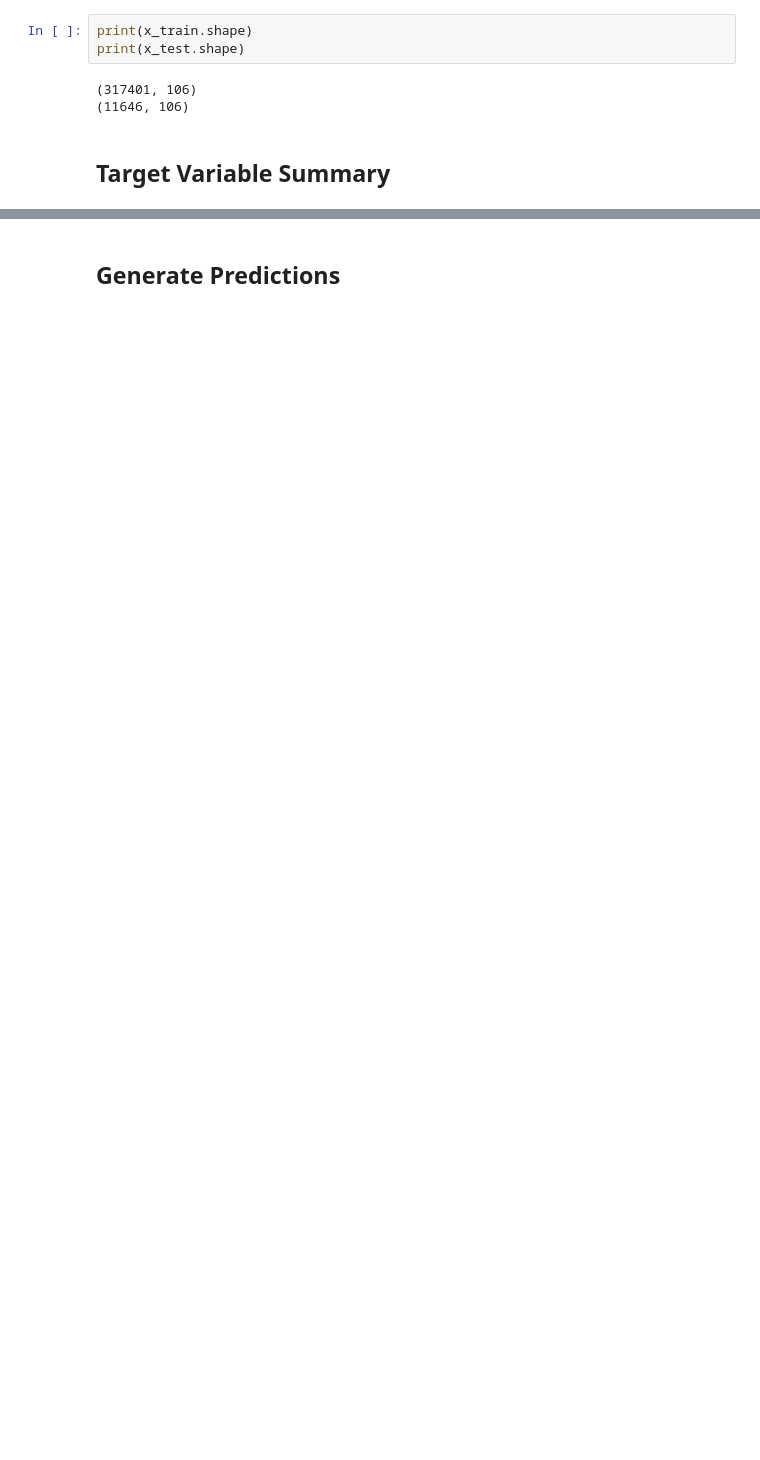
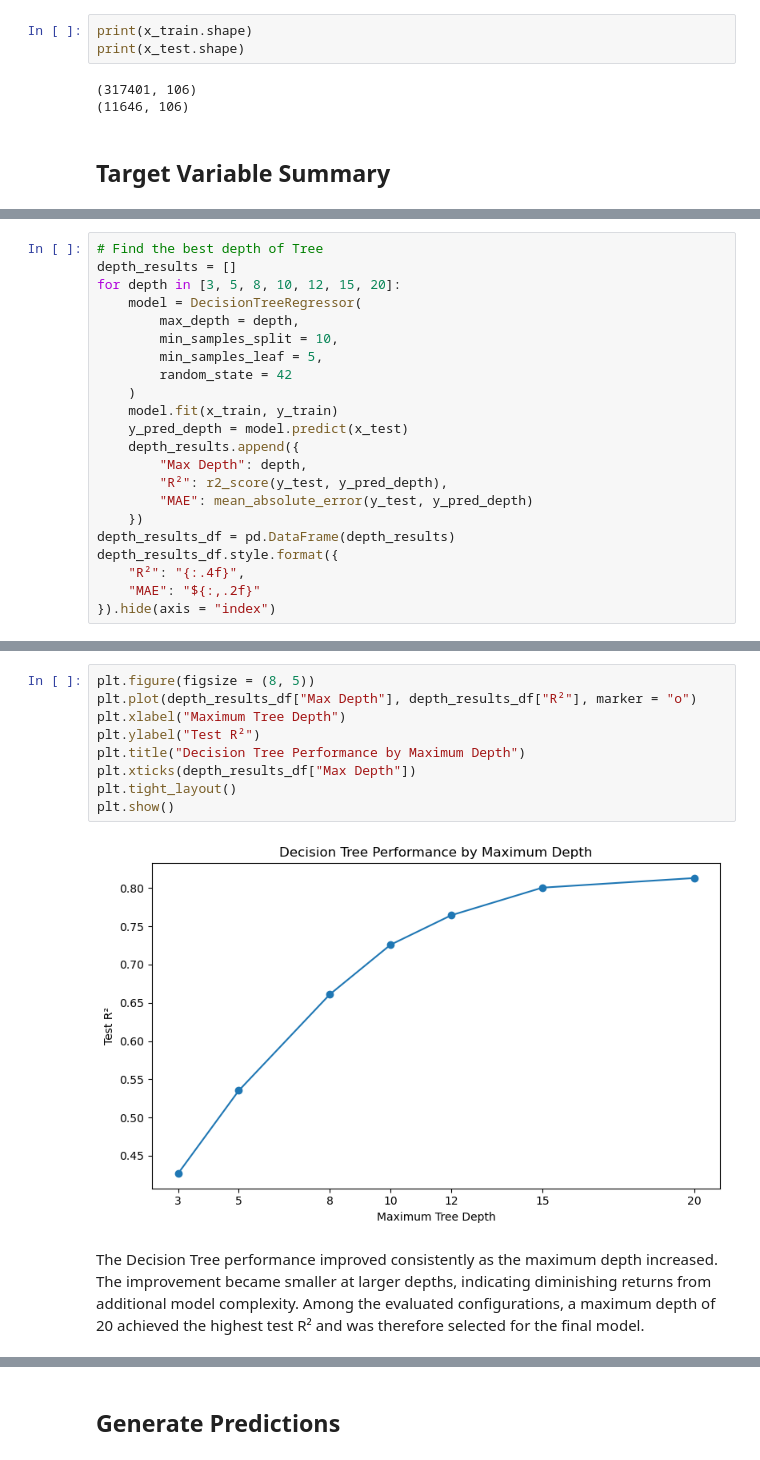
Before and after one commit to jasperfc/IDX-Exchange, a Jupyter notebook: Notebook/notebook_04_model_comparison.ipynb, the cells around one changed output, grey strips where cells are left out. Cells and saved outputs as stored; diff of their text form; blank space fills up the shorter version.

```diff
--- a/Notebook/notebook_04_model_comparison.ipynb
+++ b/Notebook/notebook_04_model_comparison.ipynb
@@ -88,0 +100,22 @@ target_summary.style.hide(axis = "index")
+# %%
+# Find the best depth of Tree
+depth_results = []
+for depth in [3, 5, 8, 10, 12, 15, 20]:
+    model = DecisionTreeRegressor(
+        max_depth = depth,
+        min_samples_split = 10,
+        min_samples_leaf = 5,
+        random_state = 42
+    )
+    model.fit(x_train, y_train)
+    y_pred_depth = model.predict(x_test)
+    depth_results.append({
+        "Max Depth": depth,
+        "R²": r2_score(y_test, y_pred_depth),
+        "MAE": mean_absolute_error(y_test, y_pred_depth)
+    })
+depth_results_df = pd.DataFrame(depth_results)
+depth_results_df.style.format({
+    "R²": "{:.4f}",
+    "MAE": "${:,.2f}"
+}).hide(axis = "index")
@@ -88,0 +131,13 @@ target_summary.style.hide(axis = "index")
+# %%
+plt.figure(figsize = (8, 5))
+plt.plot(depth_results_df["Max Depth"], depth_results_df["R²"], marker = "o")
+plt.xlabel("Maximum Tree Depth")
+plt.ylabel("Test R²")
+plt.title("Decision Tree Performance by Maximum Depth")
+plt.xticks(depth_results_df["Max Depth"])
+plt.tight_layout()
+plt.show()
+# %% [output]
+[figure, added]
+# %% [markdown]
+The Decision Tree performance improved consistently as the maximum depth increased. The improvement became smaller at larger depths, indicating diminishing returns from additional model complexity. Among the evaluated configurations, a maximum depth of 20 achieved the highest test R² and was therefore selected for the final model.
```
Also changed, not shown: parts of 41 cells of this notebook, 2 other files.
